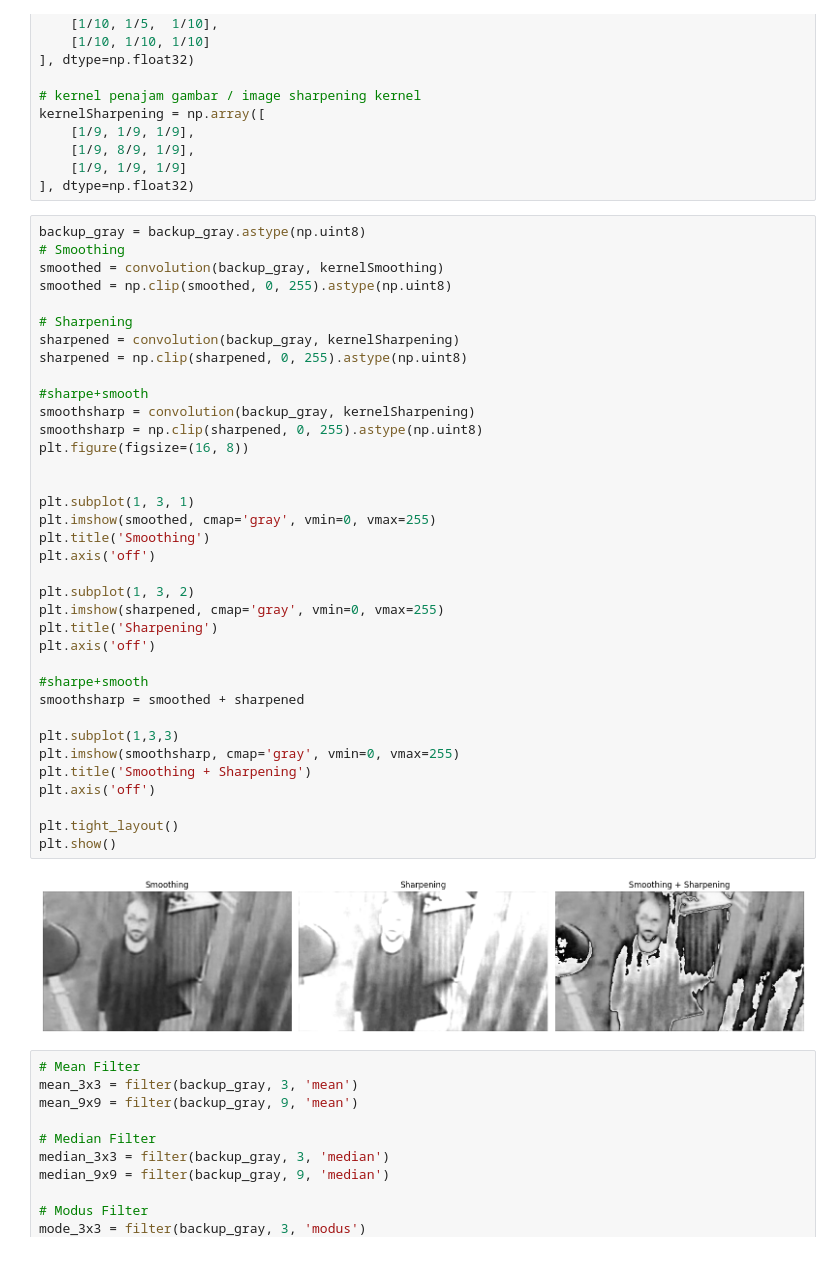
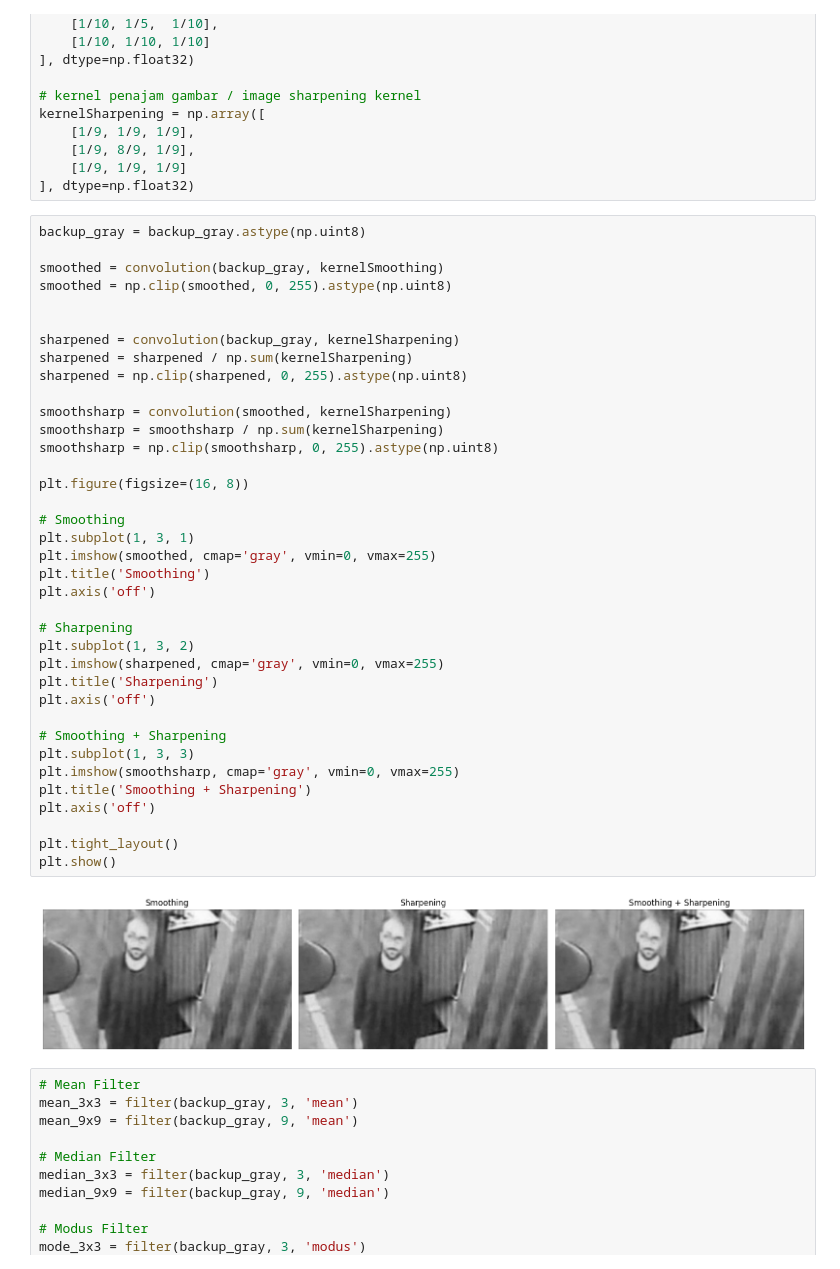
Before and after one commit to praktikum-pcd-2026/jurnal-modul-3-RifdahAsyliyah, a Jupyter notebook: jurnalMod3.ipynb, the cells around one changed output. Drawn from its saved outputs; the diff is of its cells as text.

```diff
--- a/jurnalMod3.ipynb
+++ b/jurnalMod3.ipynb
@@ -111,42 +111,43 @@ kernelSharpening = np.array([
 ], dtype=np.float32)
 # %%
 backup_gray = backup_gray.astype(np.uint8)
-# Smoothing
+
 smoothed = convolution(backup_gray, kernelSmoothing)
 smoothed = np.clip(smoothed, 0, 255).astype(np.uint8)
 
-# Sharpening
+
 sharpened = convolution(backup_gray, kernelSharpening)
+sharpened = sharpened / np.sum(kernelSharpening)
 sharpened = np.clip(sharpened, 0, 255).astype(np.uint8)
 
-#sharpe+smooth
-smoothsharp = convolution(backup_gray, kernelSharpening)
-smoothsharp = np.clip(sharpened, 0, 255).astype(np.uint8)
+smoothsharp = convolution(smoothed, kernelSharpening)
+smoothsharp = smoothsharp / np.sum(kernelSharpening)
+smoothsharp = np.clip(smoothsharp, 0, 255).astype(np.uint8)
+
 plt.figure(figsize=(16, 8))
 
-
+# Smoothing
 plt.subplot(1, 3, 1)
 plt.imshow(smoothed, cmap='gray', vmin=0, vmax=255)
 plt.title('Smoothing')
 plt.axis('off')
 
+# Sharpening
 plt.subplot(1, 3, 2)
 plt.imshow(sharpened, cmap='gray', vmin=0, vmax=255)
 plt.title('Sharpening')
 plt.axis('off')
 
-#sharpe+smooth
-smoothsharp = smoothed + sharpened
-
-plt.subplot(1,3,3)
+# Smoothing + Sharpening
+plt.subplot(1, 3, 3)
 plt.imshow(smoothsharp, cmap='gray', vmin=0, vmax=255)
 plt.title('Smoothing + Sharpening')
 plt.axis('off')
 
 plt.tight_layout()
 plt.show()
 # %% [output]
-[figure, old version]
+[figure, new version]
 # %%
 # Mean Filter
 mean_3x3 = filter(backup_gray, 3, 'mean')
```
Also changed, not shown: parts of 4 cells of this notebook.
